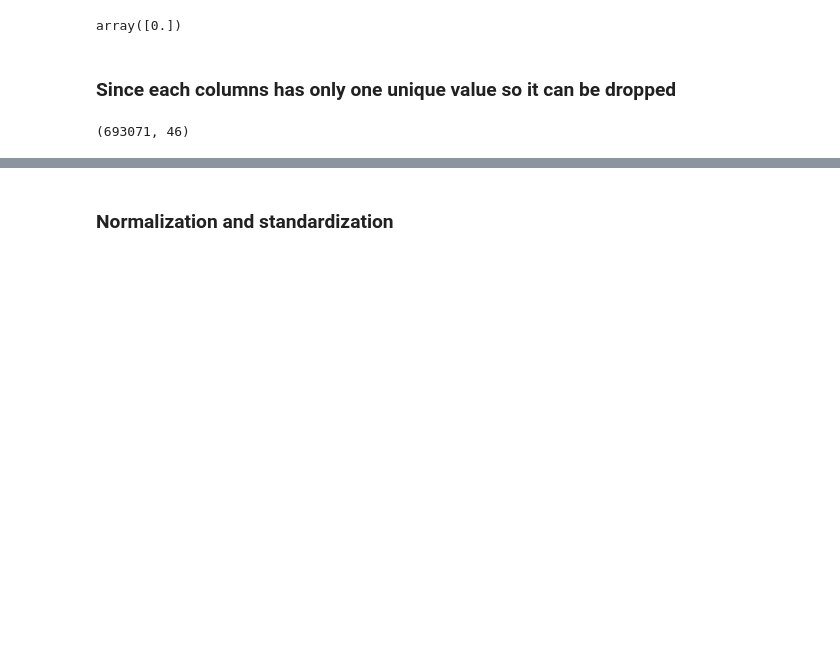
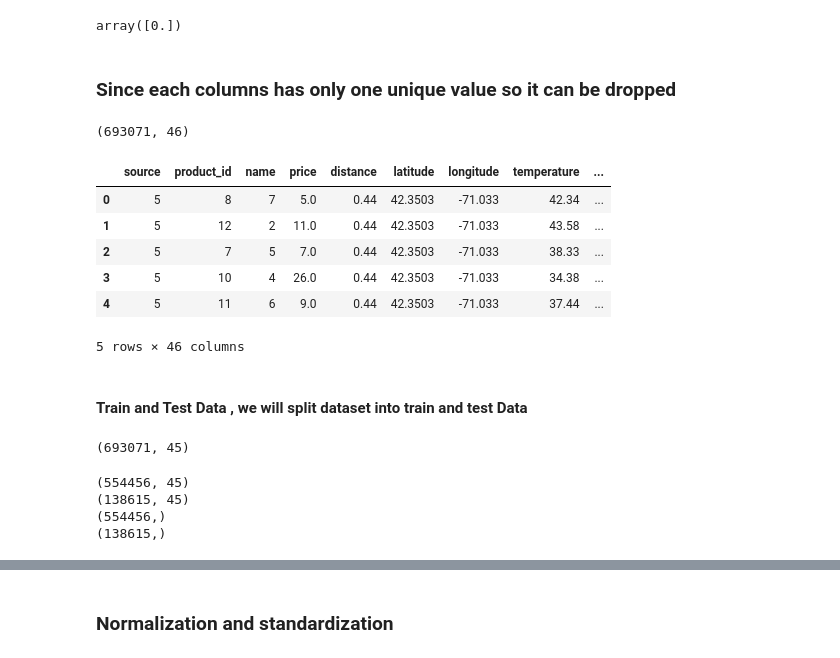
Before and after one commit to Hemanthhm222/Exploratory-data-analysis, a Jupyter notebook: UBER and LYFT EDA.ipynb, the cells around one changed output, grey strips where cells are left out. Drawn from its saved outputs; the diff is of its cells as text; code cells hidden in the pictures; blank space fills up the shorter version.

Commit message:
train test split functions

```diff
--- a/UBER and LYFT EDA.ipynb
+++ b/UBER and LYFT EDA.ipynb
@@ -291,3 +326,15 @@ df.drop(['surge_multiplier','precipIntensity','precipProbability','uvIndex'],inp
 df.shape
 # %% [output]
 (693071, 46)
+# %%
+df.head()
+# %% [output]
+|  | source | product_id | name | price | distance | latitude | longitude | temperature | ... |
+| 0 | 5 | 8 | 7 | 5.0 | 0.44 | 42.3503 | -71.033 | 42.34 | ... |
+| 1 | 5 | 12 | 2 | 11.0 | 0.44 | 42.3503 | -71.033 | 43.58 | ... |
+| 2 | 5 | 7 | 5 | 7.0 | 0.44 | 42.3503 | -71.033 | 38.33 | ... |
+| 3 | 5 | 10 | 4 | 26.0 | 0.44 | 42.3503 | -71.033 | 34.38 | ... |
+| 4 | 5 | 11 | 6 | 9.0 | 0.44 | 42.3503 | -71.033 | 37.44 | ... |
+5 rows × 46 columns
+# %% [markdown]
+#### Train and Test Data , we will split dataset into train and test Data
@@ -293,0 +343,6 @@ df.shape
+# %%
+target_col = df['price']
+df.drop('price',inplace=True,axis=1)
+df.shape
+# %% [output]
+(693071, 45)
@@ -293,0 +351,10 @@ df.shape
+# %%
+print(df_train.shape)
+print(df_test.shape)
+print(target_col_train.shape)
+print(target_col_test.shape)
+# %% [output]
+(554456, 45)
+(138615, 45)
+(554456,)
+(138615,)
```
Also changed, not shown: parts of 35 cells of this notebook.
